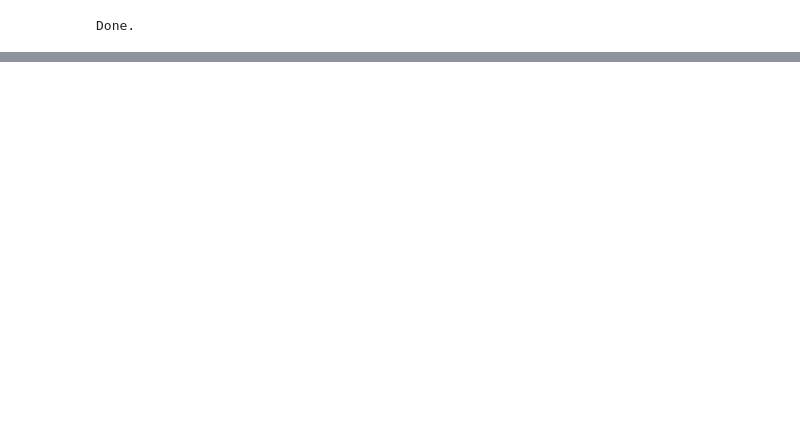
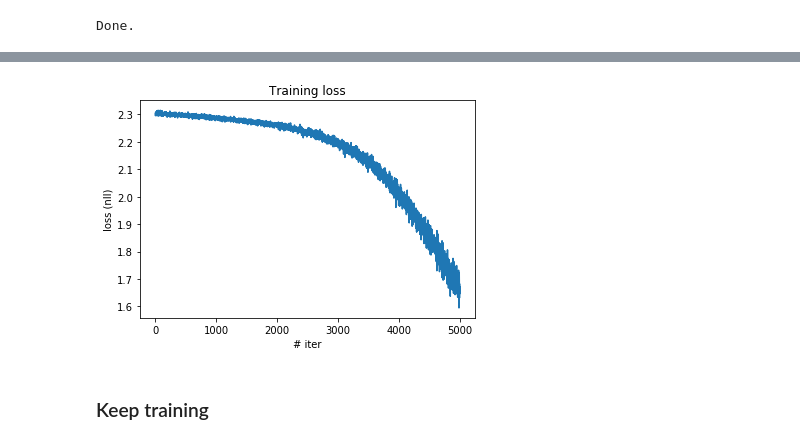
Before and after one commit to ge0Aja/initiation-gpu, a Jupyter notebook: Pytorch Deep learning.ipynb, the cells around one changed output, grey strips where cells are left out. Drawn from its saved outputs; the diff is of its cells as text; code cells hidden in the pictures; blank space fills up the shorter version.

Commit message:
Add neural network architecture exercice + text + begining of hyper parm search

```diff
--- a/Pytorch Deep learning.ipynb
+++ b/Pytorch Deep learning.ipynb
@@ -67,0 +348,12 @@ NameError: name 'nn' is not defined
+# %%
+from torch.autograd import Variable
+
+
+def make_variable(arr, cuda=True):
+    """
+    Transform given numpy array to a torch.autograd.Variable
+    """
+    var = Variable(torch.from_numpy(arr))
+    if cuda:
+        var = var.cuda()
+    return var
@@ -67,0 +475,22 @@ NameError: name 'nn' is not defined
+# %%
+# Reshape image to expected [n_sample, n_channel, width, height]
+X = X.reshape(-1, 1, 28, 28)
+
+# cast uint8 to long
+y = y.astype(np.int64)
+
+# Split data into train and test set
+X_train, X_test, y_train, y_test = train_test_split(X, y, test_size=0.2)
+
+# Get the network
+net = ConvNet()
+
+# Send the network to gpu
+net = net.cuda()
+
+# The optimizer
+optimizer = optim.SGD(net.parameters(), lr=1e-3)
+#optimizer = optim.Adam(net.parameters())
+
+# minibatch
+data_generator = epoch_shuffle(X_train, y_train, batch_size=512)
@@ -67,0 +499,2 @@ NameError: name 'nn' is not defined
+# %%
+losses = train(net, optimizer, data_generator, n_iter=5000, cuda=True, log_interval=300)
@@ -67,0 +519,10 @@ NameError: name 'nn' is not defined
+# %%
+plt.plot(losses)
+plt.xlabel("# iter")
+plt.ylabel("loss (nll)")
+plt.title("Training loss")
+plt.show()
+# %% [output]
+[figure, added]
+# %% [markdown]
+### Keep training
```
Also changed, not shown: parts of 48 cells of this notebook, 2 other files.
